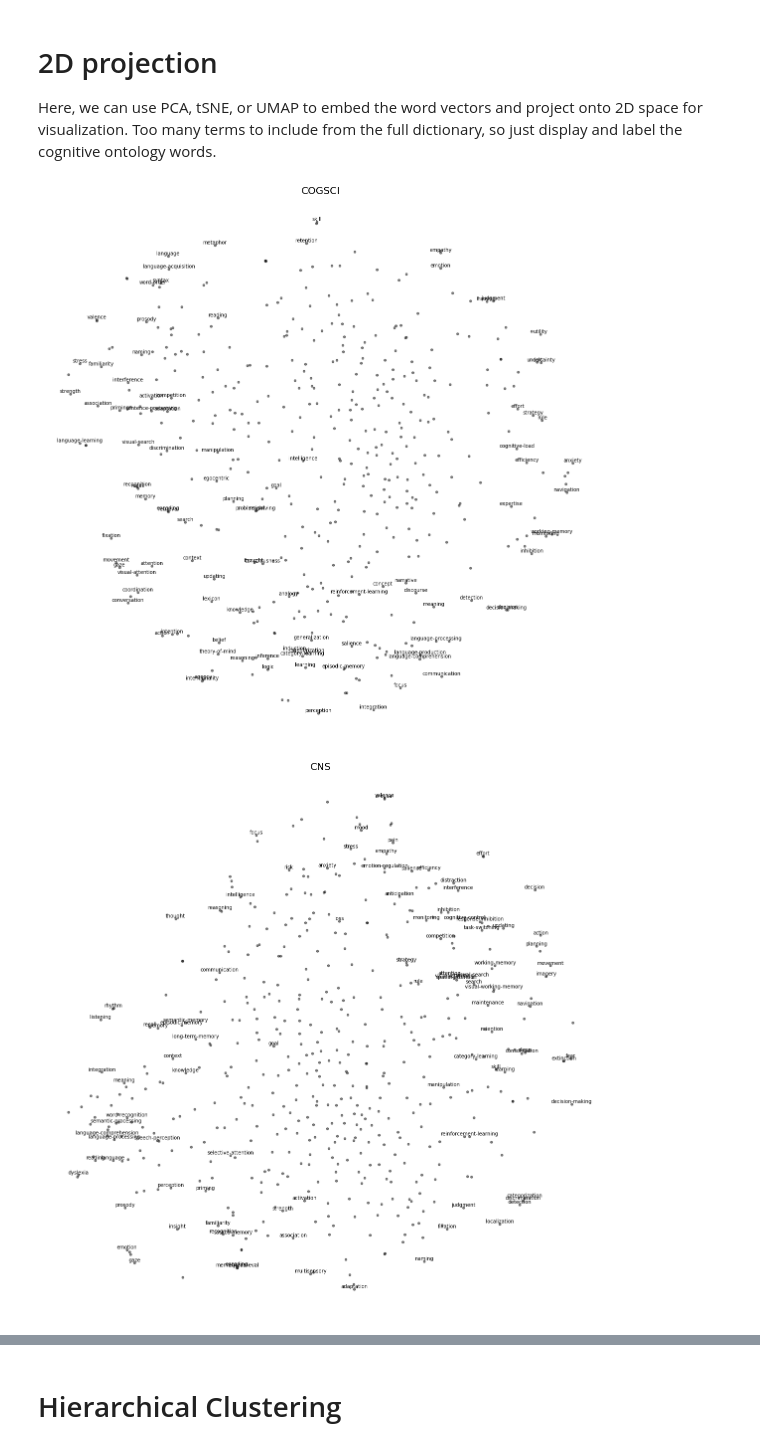
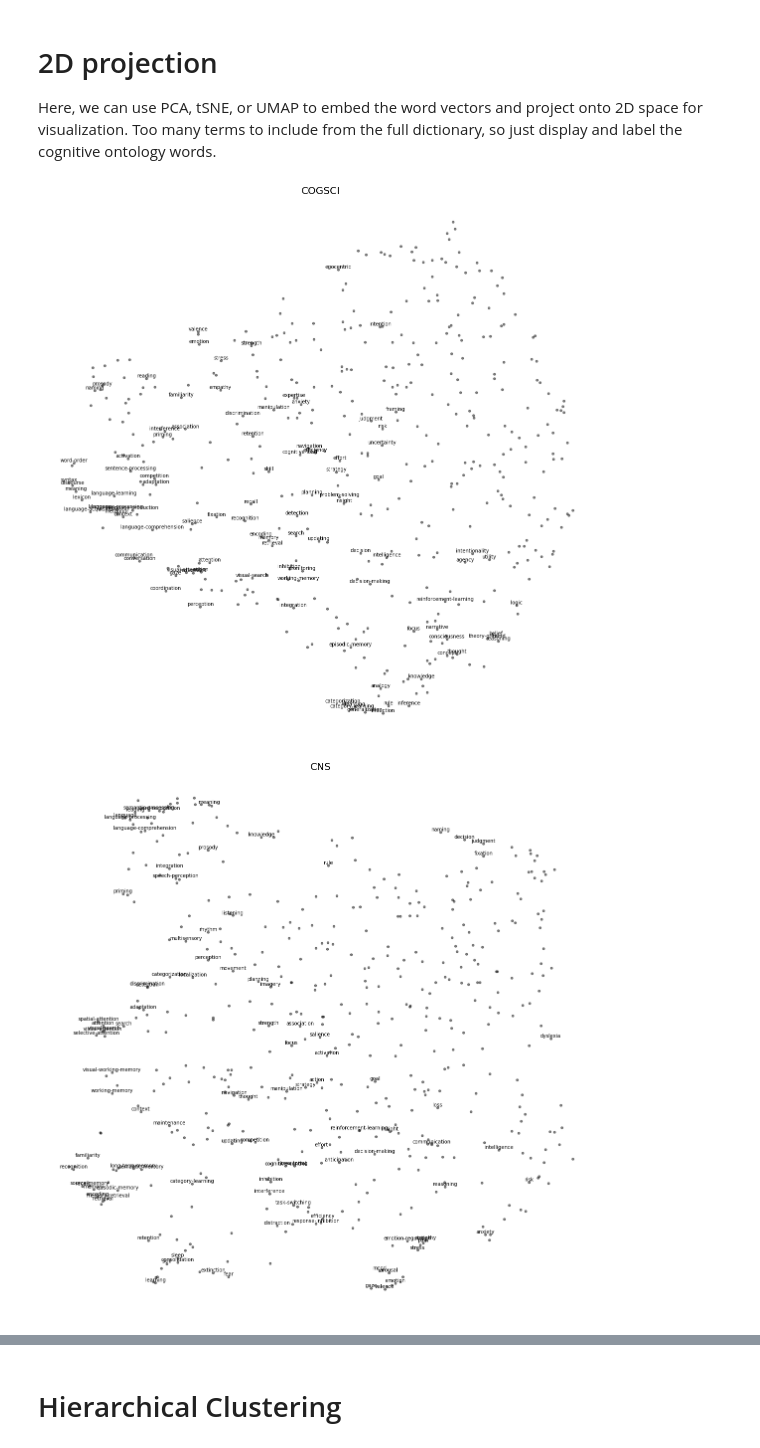
Before and after one commit to voytekresearch/IdentityCrisis, a Jupyter notebook: notebooks/2_analysis_word2vec-allcorpora.ipynb, the cells around one changed output, grey strips where cells are left out. Cells and saved outputs as stored; diff of their text form; code cells hidden in the pictures.

Commit message:
figures for CCN submission

```diff
--- a/notebooks/2_analysis_word2vec-allcorpora.ipynb
+++ b/notebooks/2_analysis_word2vec-allcorpora.ipynb
@@ -32,8 +32,8 @@ terms_file = '../data/cogatlas_terms.txt'
 terms = pd.read_csv(terms_file, delimiter='\n', names=['Terms'])
 terms_concat = co.concat_terms([],terms['Terms'],convert_docs=False)
 # %%
-convert_to_sentences = True
-corpora = ['cogsci', 'cns', 'cosyne', 'nips']
+convert_to_sentences = False
+corpora = ['cogsci', 'cns', 'cosyne', 'neurips']
 wv_models = []
 for c in corpora:
     abstract_file = '../data/abstracts_'+c+'_combined.csv'
@@ -109,26 +104,26 @@ Negative terms:
 Here, we can use PCA, tSNE, or UMAP to embed the word vectors and project onto 2D space for visualization.
 Too many terms to include from the full dictionary, so just display and label the cognitive ontology words.
 # %%
-proj_method = 'TSNE'
+proj_method = 'UMAP'
 for m_i, m in enumerate(wv_models):
     vocab = m.wv.index2word
     subset_inds = co.return_subset_inds(vocab, terms_concat)
     top_inds, top_counts, top_terms = co.get_top_terms(m, terms_concat, topn=100)
 
     if proj_method == 'UMAP':
         projection = umap.UMAP().fit_transform(m.wv.vectors_norm[subset_inds])
     elif proj_method == 'TSNE':
         projection = manifold.TSNE(n_components=2).fit_transform(m.wv.vectors_norm[subset_inds])
 
     plt.figure(figsize=(20,20))
     plt.scatter(projection[:,0], projection[:,1], s=20, c='k', alpha=0.5)
     for t_i, t in enumerate(top_terms):
         # do some more gymnastics to get equivalent index in the subset
         s_i = subset_inds.index(top_inds[t_i])
         plt.text(projection[s_i,0], projection[s_i,1], t, ha="center", va="bottom", rotation=0)
     plt.title(corpora[m_i].upper(), fontsize=20)
     plt.box('off');plt.xticks([]);plt.yticks([])
     plt.savefig('../figures/%s_proj2d_%s.png'%(proj_method, corpora[m_i]))
 # %% [output]
-[figure, old version]
+[figure, new version]
-[figure, old version]
+[figure, new version]
```
Also changed, not shown: parts of 4 cells of this notebook, 19 other files.
